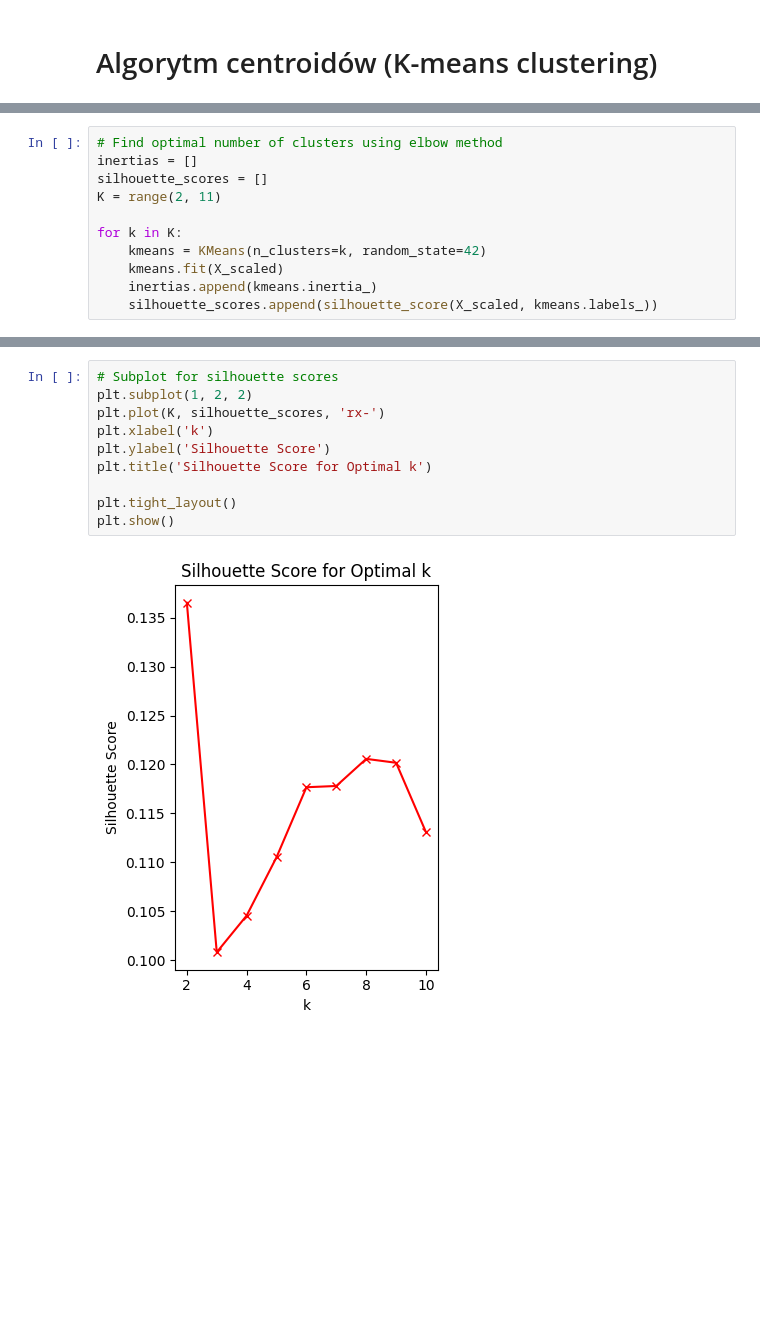
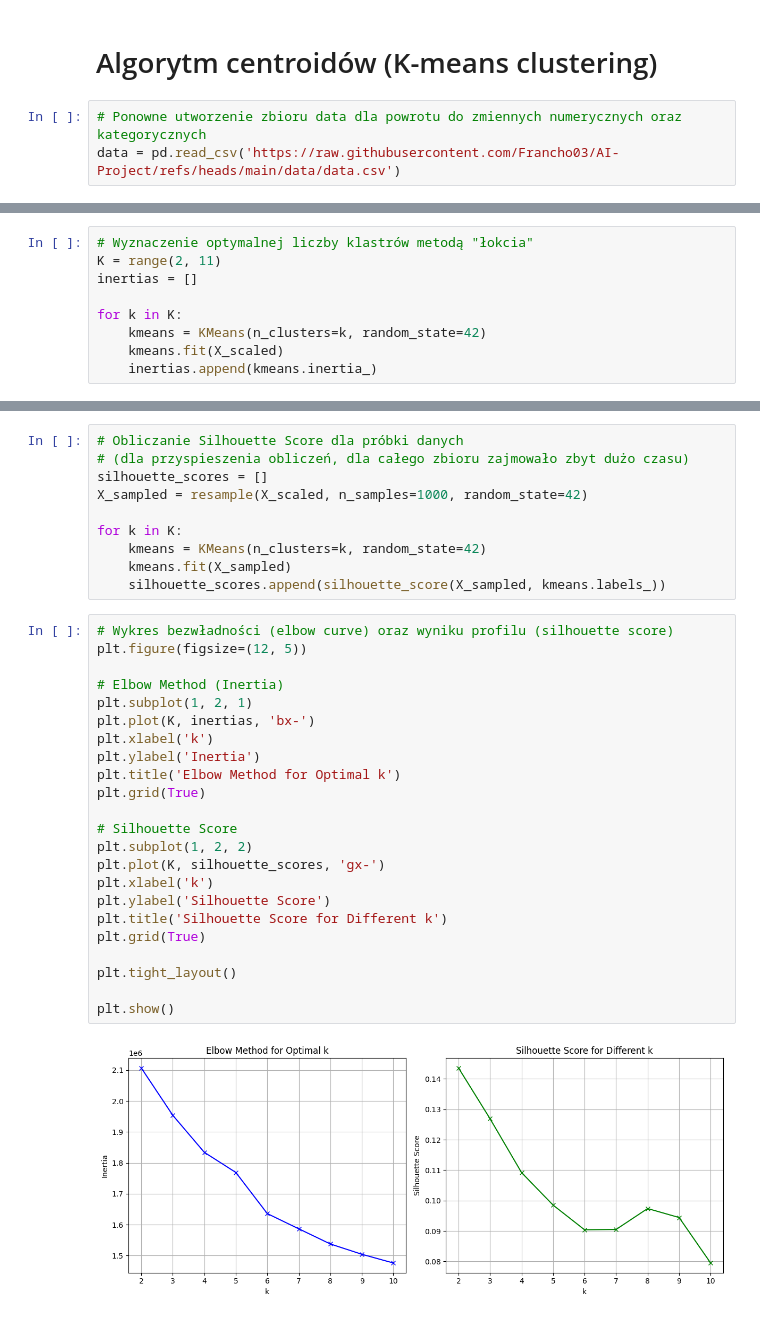
Before and after one commit to Francho03/AI-Project, a Jupyter notebook: code/project.ipynb, the cells around one changed output, grey strips where cells are left out. Saved outputs shown, nothing was run; the diff lists cells and outputs as text; blank space fills up the shorter version.

Commit message:
Add comments and changes to clustering section

```diff
--- a/code/project.ipynb
+++ b/code/project.ipynb
@@ -342,4 +343,7 @@ plt.show()
 [figure]
 # %% [markdown]
 # Algorytm centroidów (K-means clustering)
+# %%
+# Ponowne utworzenie zbioru data dla powrotu do zmiennych numerycznych oraz kategorycznych
+data = pd.read_csv('https://raw.githubusercontent.com/Francho03/AI-Project/refs/heads/main/data/data.csv')
 # %%
@@ -353,13 +357,11 @@ X = df[numerical_columns]
 scaler = StandardScaler()
 X_scaled = scaler.fit_transform(X)
 # %%
-# Find optimal number of clusters using elbow method
+# Wyznaczenie optymalnej liczby klastrów metodą "łokcia"
+K = range(2, 11)
 inertias = []
-silhouette_scores = []
-K = range(2, 11)
 
 for k in K:
     kmeans = KMeans(n_clusters=k, random_state=42)
     kmeans.fit(X_scaled)
     inertias.append(kmeans.inertia_)
-    silhouette_scores.append(silhouette_score(X_scaled, kmeans.labels_))
@@ -382,13 +368,36 @@ Text(0.5, 1.0, 'Elbow Method for Optimal k')
-# %%
-# Subplot for silhouette scores
-plt.subplot(1, 2, 2)
-plt.plot(K, silhouette_scores, 'rx-')
-plt.xlabel('k')
-plt.ylabel('Silhouette Score')
-plt.title('Silhouette Score for Optimal k')
-
-plt.tight_layout()
-plt.show()
-# %% [output]
-[figure, removed]
+# %%
+# Obliczanie Silhouette Score dla próbki danych
+# (dla przyspieszenia obliczeń, dla całego zbioru zajmowało zbyt dużo czasu)
+silhouette_scores = []
+X_sampled = resample(X_scaled, n_samples=1000, random_state=42)
+
+for k in K:
+    kmeans = KMeans(n_clusters=k, random_state=42)
+    kmeans.fit(X_sampled)
+    silhouette_scores.append(silhouette_score(X_sampled, kmeans.labels_))
+# %%
+# Wykres bezwładności (elbow curve) oraz wyniku profilu (silhouette score)
+plt.figure(figsize=(12, 5))
+
+# Elbow Method (Inertia)
+plt.subplot(1, 2, 1)
+plt.plot(K, inertias, 'bx-')
+plt.xlabel('k')
+plt.ylabel('Inertia')
+plt.title('Elbow Method for Optimal k')
+plt.grid(True)
+
+# Silhouette Score
+plt.subplot(1, 2, 2)
+plt.plot(K, silhouette_scores, 'gx-')
+plt.xlabel('k')
+plt.ylabel('Silhouette Score')
+plt.title('Silhouette Score for Different k')
+plt.grid(True)
+
+plt.tight_layout()
+
+plt.show()
+# %% [output]
+[figure, added]
 # %%
```
Also changed, not shown: parts of 14 cells of this notebook.
